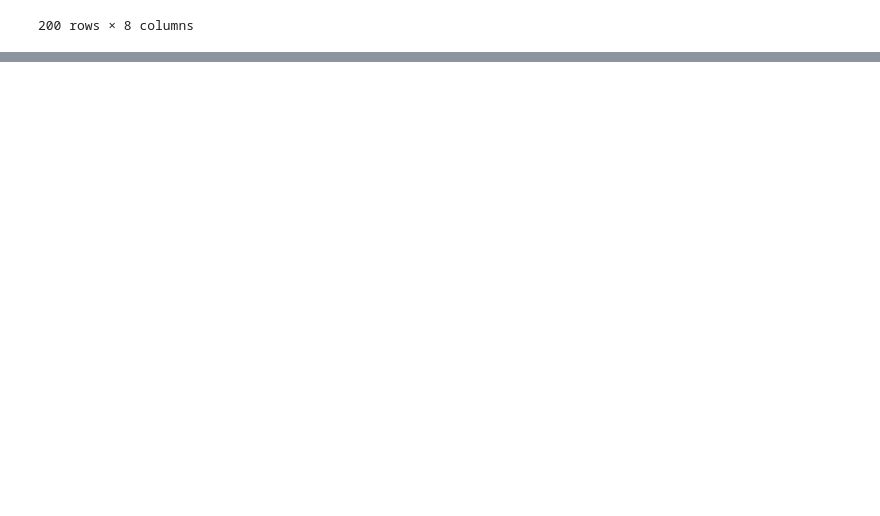
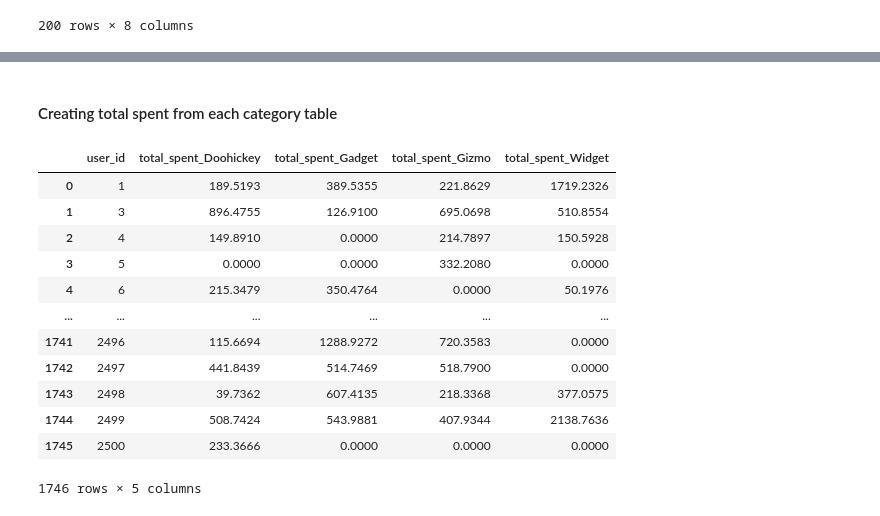
Before and after one commit to Porsche36893/CRC-Case-Competition, a Jupyter notebook: CRC Data Transformation.ipynb, the cells around one changed output, grey strips where cells are left out. Saved outputs shown, nothing was run; the diff lists cells and outputs as text; code cells hidden in the pictures; blank space fills up the shorter version.

```diff
--- a/CRC Data Transformation.ipynb
+++ b/CRC Data Transformation.ipynb
@@ -75,0 +81,30 @@ product_profile.to_csv("product_profile.csv",index= False)
+# %% [markdown]
+#### Creating total spent from each category table
+# %%
+#Creating total spent from each category table
+result = orders.groupby(["user_id", "category"])["total"].sum().reset_index()
+# Convert the result to wide format
+wide_result = result.pivot(index="user_id", columns="category", values="total").fillna(0)
+
+# Rename columns to indicate total spent
+wide_result.columns = [f"total_spent_{col}" for col in wide_result.columns]
+
+# Reset index to make user_id a column again
+totalspent = wide_result.reset_index()
+
+# Display result
+totalspent
+# %% [output]
+|  | user_id | total_spent_Doohickey | total_spent_Gadget | total_spent_Gizmo | total_spent_Widget |
+| 0 | 1 | 189.5193 | 389.5355 | 221.8629 | 1719.2326 |
+| 1 | 3 | 896.4755 | 126.9100 | 695.0698 | 510.8554 |
+| 2 | 4 | 149.8910 | 0.0000 | 214.7897 | 150.5928 |
+| 3 | 5 | 0.0000 | 0.0000 | 332.2080 | 0.0000 |
+| 4 | 6 | 215.3479 | 350.4764 | 0.0000 | 50.1976 |
+| ... | ... | ... | ... | ... | ... |
+| 1741 | 2496 | 115.6694 | 1288.9272 | 720.3583 | 0.0000 |
+| 1742 | 2497 | 441.8439 | 514.7469 | 518.7900 | 0.0000 |
+| 1743 | 2498 | 39.7362 | 607.4135 | 218.3368 | 377.0575 |
+| 1744 | 2499 | 508.7424 | 543.9881 | 407.9344 | 2138.7636 |
+| 1745 | 2500 | 233.3666 | 0.0000 | 0.0000 | 0.0000 |
+1746 rows × 5 columns
```
Also changed, not shown: parts of 9 cells of this notebook, 5 other files.
